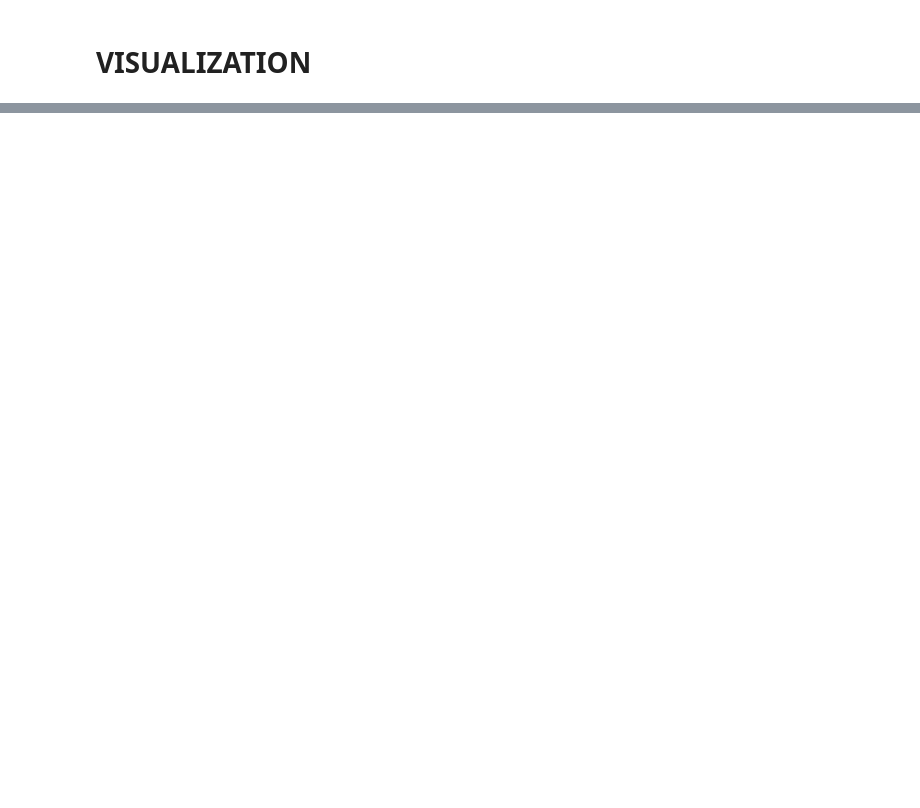
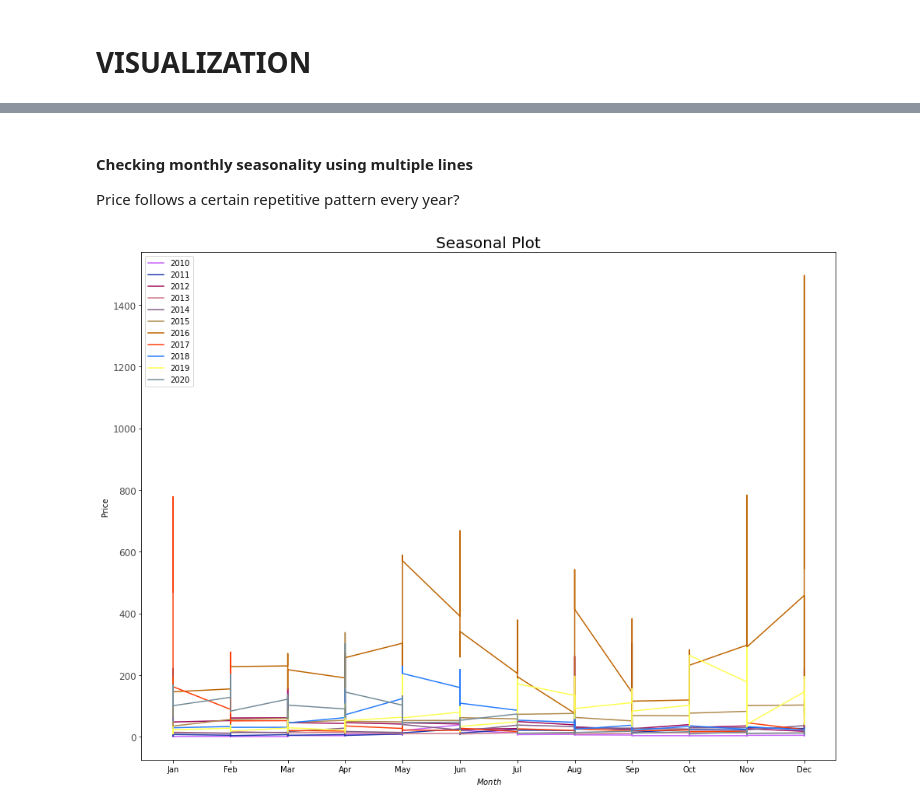
Before and after one commit to CasellaJr/Forecasting-Blockchain-indicators-for-analyzing-BTC-future-price, a Jupyter notebook: Fees.ipynb, the cells around one changed output, grey strips where cells are left out. Cells and saved outputs as stored; diff of their text form; code cells hidden in the pictures; blank space fills up the shorter version.

```diff
--- a/Fees.ipynb
+++ b/Fees.ipynb
@@ -78,0 +144,27 @@ plt.show()
+# %% [markdown]
+#### Checking monthly seasonality using multiple lines
+Price follows a certain repetitive pattern every year?
+# %%
+# Prepare data
+fees['year'] = [d.year for d in fees["Timestamp"]]
+fees['month'] = [d.strftime('%b') for d in fees["Timestamp"]]
+years = fees['year'].unique()
+
+# Prep Colors
+np.random.seed(100)
+mycolors = np.random.choice(list(matplotlib.colors.XKCD_COLORS.keys()), len(years), replace=False)
+
+# Draw Plot
+plt.figure(figsize=(16,12))
+for i, y in enumerate(years):
+    if i > 0:
+        plt.plot('month', "Value", data=fees.loc[fees.year==y, :], color=mycolors[i], label=y)
+
+# Decoration
+plt.gca().set(ylabel= "Price", xlabel = '$Month$')
+plt.yticks(fontsize=12, alpha=.7)
+plt.title("Seasonal Plot", fontsize=20)
+plt.legend(years, loc='upper left')
+plt.show()
+# %% [output]
+[figure, added]
```
Also changed, not shown: parts of 106 cells of this notebook, 6 other files.
